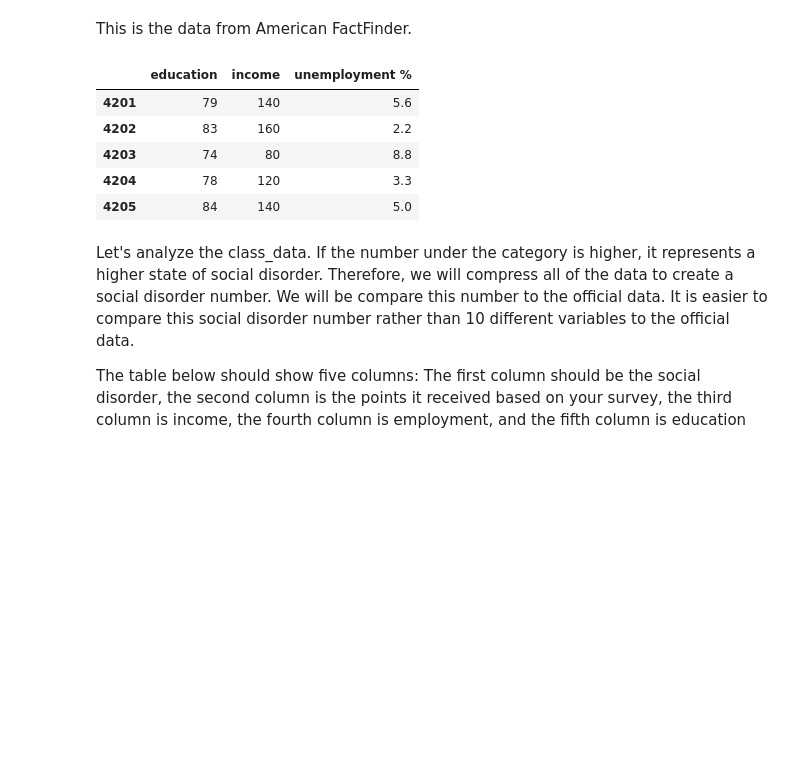
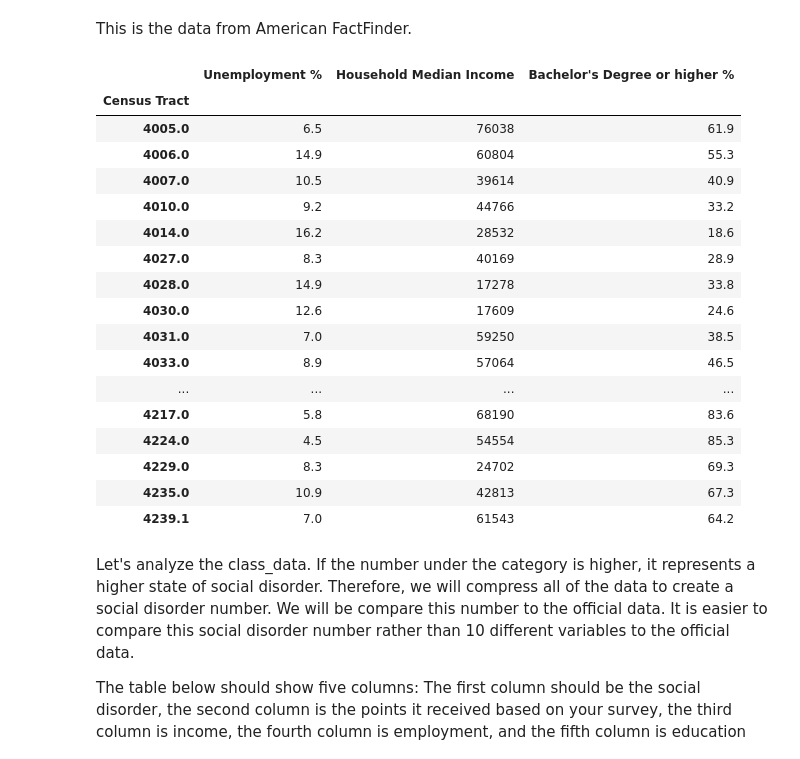
Before and after one commit to ds-modules/SOC-130AC, a Jupyter notebook: SOC+130AC.ipynb, the cells around one changed output. Drawn from its saved outputs; the diff is of its cells as text; code cells hidden in the pictures; blank space fills up the shorter version.

Commit message:
changed jupyter to import table

```diff
--- a/SOC+130AC.ipynb
+++ b/SOC+130AC.ipynb
@@ -100,22 +108,29 @@ class_data = pd.DataFrame({
 This is the data from American FactFinder.
 # %%
 #unemployment percent is for 16 years and older
-#education: percent of people who have bachelors degree or higher. added up bachelors+graduates
-#income: estimated household income
-#I got the data by approximating what I saw on factfinder. Numbers are plausible.
-official_data = pd.DataFrame({
-                             "income": np.array([140,160,80,120,140]),
-                              "unemployment %": np.array([5.6,  2.2, 8.8, 3.3, 5.0]),
-                              "education": np.array([79, 83,74,78,84]),
-                             }, index=[4201, 4202, 4203, 4204,4205])
+#education: percent of people who have bachelors degree or higher
+#income:household median income
+official_data = pd.DataFrame.from_csv("Total Data.csv")
 official_data
 # %% [output]
-|  | education | income | unemployment % |
-| 4201 | 79 | 140 | 5.6 |
-| 4202 | 83 | 160 | 2.2 |
-| 4203 | 74 | 80 | 8.8 |
-| 4204 | 78 | 120 | 3.3 |
-| 4205 | 84 | 140 | 5.0 |
+|  | Unemployment % | Household Median Income | Bachelor's Degree or higher % |
+| Census Tract |  |  |  |
+| 4005.0 | 6.5 | 76038 | 61.9 |
+| 4006.0 | 14.9 | 60804 | 55.3 |
+| 4007.0 | 10.5 | 39614 | 40.9 |
+| 4010.0 | 9.2 | 44766 | 33.2 |
+| 4014.0 | 16.2 | 28532 | 18.6 |
+| 4027.0 | 8.3 | 40169 | 28.9 |
+| 4028.0 | 14.9 | 17278 | 33.8 |
+| 4030.0 | 12.6 | 17609 | 24.6 |
+| 4031.0 | 7.0 | 59250 | 38.5 |
+| 4033.0 | 8.9 | 57064 | 46.5 |
+| ... | ... | ... | ... |
+| 4217.0 | 5.8 | 68190 | 83.6 |
+| 4224.0 | 4.5 | 54554 | 85.3 |
+| 4229.0 | 8.3 | 24702 | 69.3 |
+| 4235.0 | 10.9 | 42813 | 67.3 |
+| 4239.1 | 7.0 | 61543 | 64.2 |
 # %% [markdown]
 Let's analyze the class_data. If the number under the category is higher, it represents a higher state of social disorder. Therefore, we will compress all of the data to create a social disorder number. We will be compare this number to the official data. It is easier to compare this social disorder number rather than 10 different variables to the official data.
 
```
Also changed, not shown: parts of 7 cells of this notebook, 1 other file.
